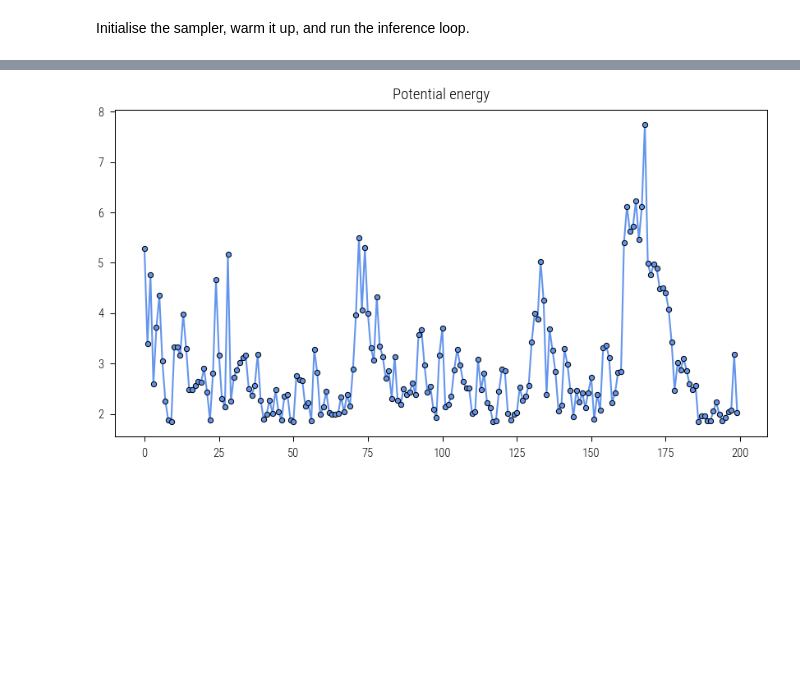
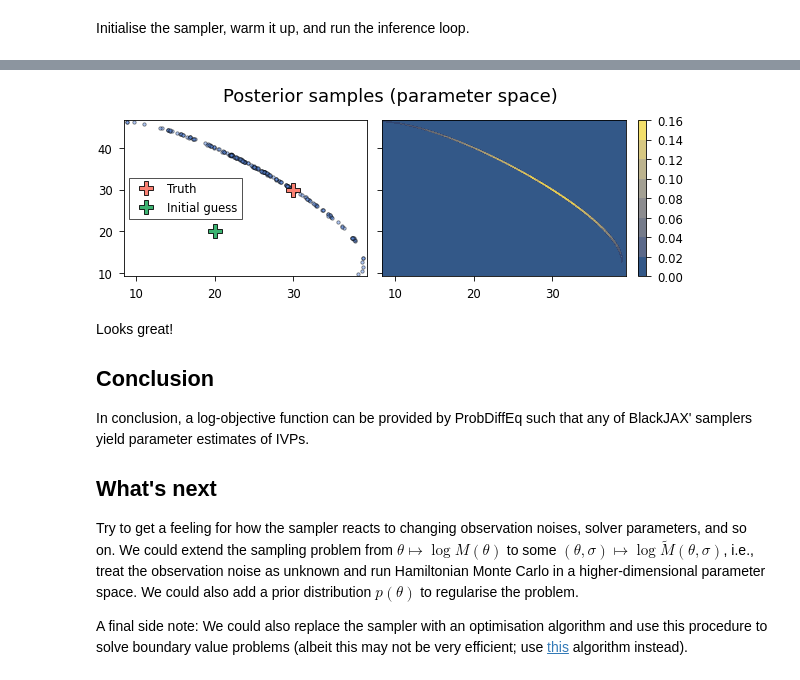
Before and after one commit to pnkraemer/probdiffeq, a Jupyter notebook: docs/advanced_examples/physics_enhanced_regression_2.ipynb, the cells around one changed output, grey strips where cells are left out. Drawn from its saved outputs; the diff is of its cells as text; code cells hidden in the pictures; blank space fills up the shorter version.

```diff
--- a/docs/advanced_examples/physics_enhanced_regression_2.ipynb
+++ b/docs/advanced_examples/physics_enhanced_regression_2.ipynb
@@ -168,6 +267,48 @@ plt.show()
 # %%
-plt.title("Potential energy")
-plt.plot(states.potential_energy, ".-")
-plt.show()
+xlim = jnp.amin(states.position[:, 0]) - 0.5, jnp.amax(states.position[:, 0]) + 0.5
+ylim = jnp.amin(states.position[:, 1]) - 0.5, jnp.amax(states.position[:, 1]) + 0.5
+
+xs = jnp.linspace(*xlim, num=300)
+ys = jnp.linspace(*ylim, num=300)
+Xs, Ys = jnp.meshgrid(xs, ys)
+
+Thetas = jnp.stack((Xs, Ys))
+log_M_vmapped_x = jax.vmap(log_M, in_axes=-1, out_axes=-1)
+log_M_vmapped = jax.vmap(log_M_vmapped_x, in_axes=-1, out_axes=-1)
+Zs = log_M_vmapped(Thetas)  # expensive, because N^2 ODE solves
-# %% [output]
-[figure, removed]
+# %%
+fig, ax = plt.subplots(ncols=2, sharex=True, sharey=True)
+
+ax_samples, ax_heatmap = ax
+
+fig.suptitle("Posterior samples (parameter space)")
+ax_samples.plot(
+    states.position[:, 0], states.position[:, 1], ".", alpha=0.5, markersize=4
+)
+ax_samples.plot(theta_true[0], theta_true[1], "P", label="Truth", markersize=8)
+ax_samples.plot(
+    theta_guess[0], theta_guess[1], "P", label="Initial guess", markersize=8
+)
+ax_samples.legend()
+im = ax_heatmap.contourf(Xs, Ys, jnp.exp(Zs), cmap="cividis", alpha=0.8)
+plt.colorbar(im)
+plt.show()
+# %% [output]
+[figure, added]
+# %% [markdown]
+Looks great!
+
+## Conclusion
+
+In conclusion, a log-objective function can be provided by ProbDiffEq such that any of BlackJAX' samplers yield parameter estimates of IVPs.
+
+
+## What's next
+
+Try to get a feeling for how the sampler reacts to changing observation noises, solver parameters, and so on.
+We could extend the sampling problem from $\theta \mapsto \log M(\theta)$ to some $(\theta, \sigma) \mapsto \log \tilde M(\theta, \sigma)$, i.e., treat the observation noise as unknown and run Hamiltonian Monte Carlo in a higher-dimensional parameter space.
+We could also add a prior distribution $p(\theta)$ to regularise the problem.
+
+
+A final side note:
+We could also replace the sampler with an optimisation algorithm and use this procedure to solve boundary value problems (albeit this may not be very efficient; use [this](https://arxiv.org/abs/2106.07761) algorithm instead).
```
Also changed, not shown: parts of 26 cells of this notebook, 4 other files.
